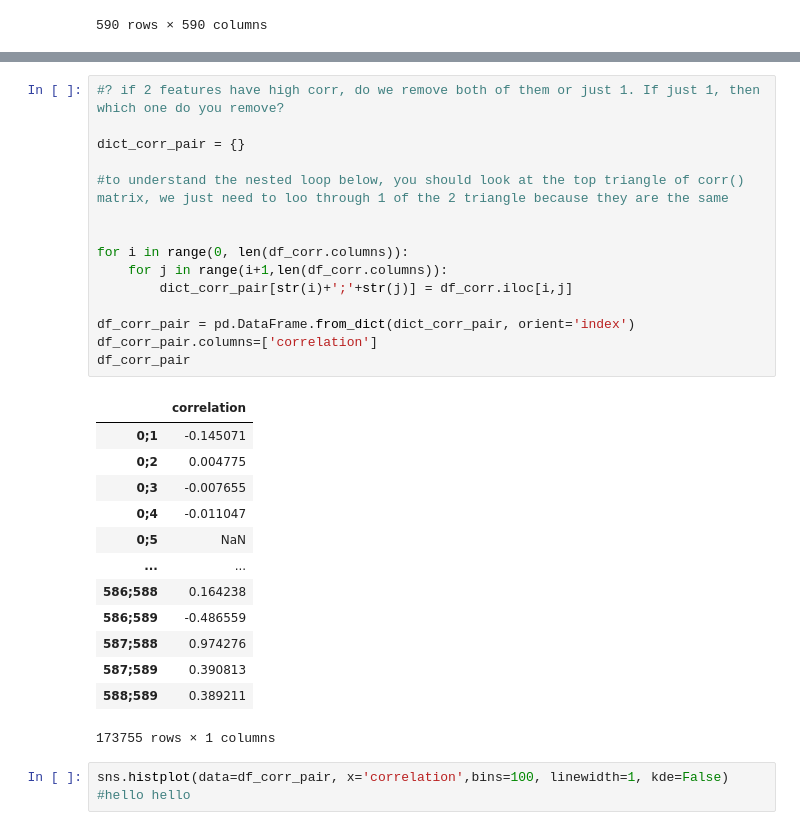
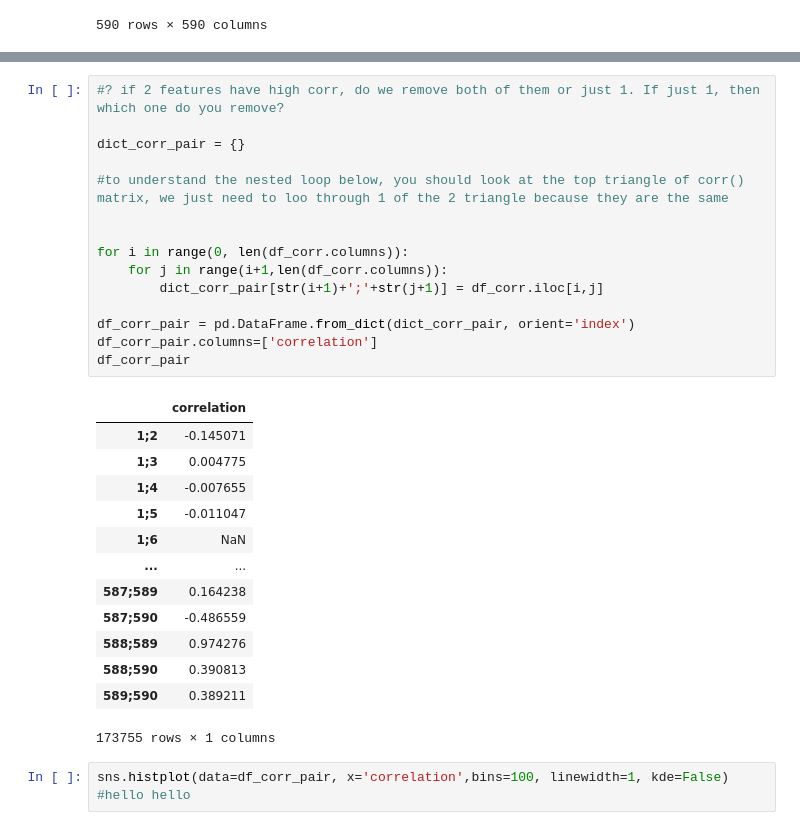
Before and after one commit to hinatanvir/Fault-Detection-SECOM, a Jupyter notebook: Presentation-1-EDA.ipynb, the cells around one changed output, grey strips where cells are left out. Cells and saved outputs as stored; diff of their text form.

```diff
--- a/Presentation-1-EDA.ipynb
+++ b/Presentation-1-EDA.ipynb
@@ -145,31 +207,31 @@ df_corr
 # %%
 #? if 2 features have high corr, do we remove both of them or just 1. If just 1, then which one do you remove?
 
 dict_corr_pair = {}
 
 #to understand the nested loop below, you should look at the top triangle of corr() matrix, we just need to loo through 1 of the 2 triangle because they are the same
 
 
 for i in range(0, len(df_corr.columns)):
     for j in range(i+1,len(df_corr.columns)):
-        dict_corr_pair[str(i)+';'+str(j)] = df_corr.iloc[i,j]
+        dict_corr_pair[str(i+1)+';'+str(j+1)] = df_corr.iloc[i,j]
 
 df_corr_pair = pd.DataFrame.from_dict(dict_corr_pair, orient='index')
 df_corr_pair.columns=['correlation']
 df_corr_pair
 # %% [output]
 |  | correlation |
-| 0;1 | -0.145071 |
-| 0;2 | 0.004775 |
-| 0;3 | -0.007655 |
-| 0;4 | -0.011047 |
-| 0;5 | NaN |
+| 1;2 | -0.145071 |
+| 1;3 | 0.004775 |
+| 1;4 | -0.007655 |
+| 1;5 | -0.011047 |
+| 1;6 | NaN |
 | ... | ... |
-| 586;588 | 0.164238 |
-| 586;589 | -0.486559 |
-| 587;588 | 0.974276 |
-| 587;589 | 0.390813 |
-| 588;589 | 0.389211 |
+| 587;589 | 0.164238 |
+| 587;590 | -0.486559 |
+| 588;589 | 0.974276 |
+| 588;590 | 0.390813 |
+| 589;590 | 0.389211 |
 173755 rows × 1 columns
 # %%
 sns.histplot(data=df_corr_pair, x='correlation',bins=100, linewidth=1, kde=False)
```
Also changed, not shown: parts of 10 cells of this notebook.
